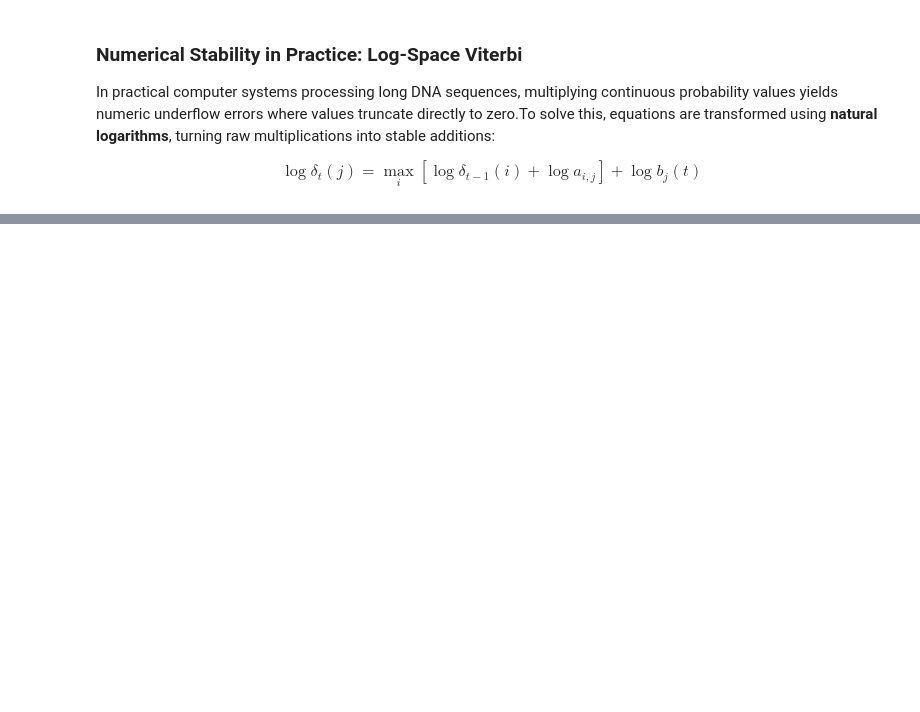
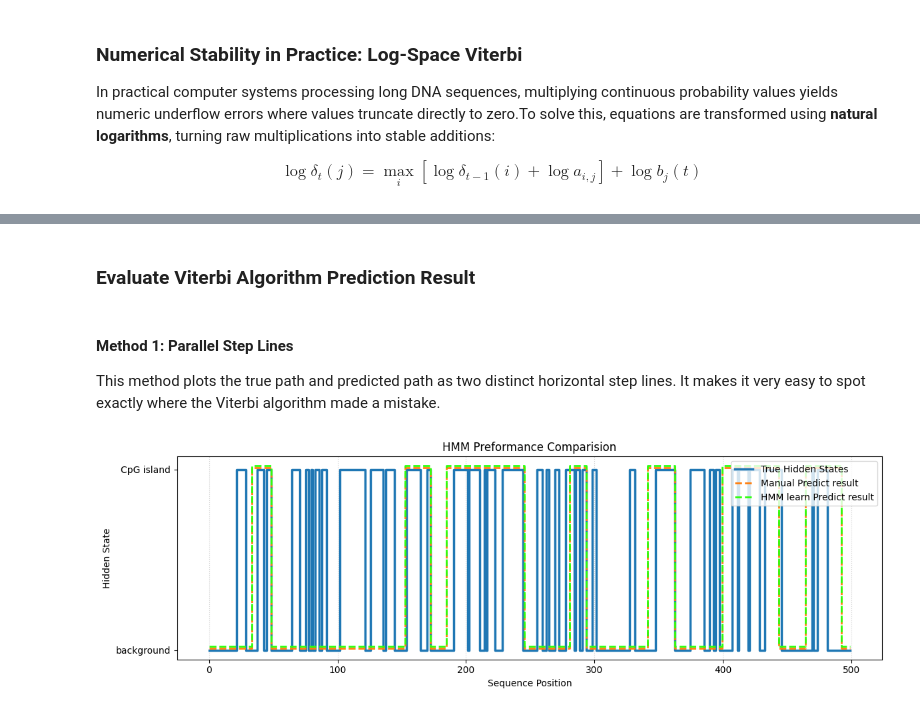
Before and after one commit to yenyen1/sequences-repeat-region-analysis, a Jupyter notebook: 02_hidden_markov_model.ipynb, the cells around one changed output, grey strips where cells are left out. Cells and saved outputs as stored; diff of their text form; code cells hidden in the pictures; blank space fills up the shorter version.

Commit message:
update hmm prediction

```diff
--- a/02_hidden_markov_model.ipynb
+++ b/02_hidden_markov_model.ipynb
@@ -133,14 +138,14 @@ def hmm_generator(
 
     return (hidden_path, observed_sequence)
 # %%
-states = ["BG", "CG"]
+state_size = ["BG", "CG"]
 bases = ["A", "C", "G", "T"]
 
 transition = np.array([[0.95, 0.05], [0.15, 0.85]])
 emission = np.array([[0.25, 0.25, 0.25, 0.25], [0.10, 0.40, 0.40, 0.10]])
 pi = np.array([0.90, 0.10])
 
-hidden_path, observed_sequence = hmm_generator(100, states, bases, transition, emission, pi)
+hidden_path, observed_sequence = hmm_generator(100, state_size, bases, transition, emission, pi)
 
 
 print(f"hidden:   {','.join(hidden_path)}")
@@ -189,0 +266,24 @@ $$\log \delta_{t}(j) = \max _{i} \left[ \log \delta_{t-1}(i) + \log a_{i,j} \rig
+# %%
+states = ["BG", "CG"]
+bases = ["A", "C", "G", "T"]
+transition = np.array([[0.85, 0.15], [0.15, 0.85]])
+emission = np.array([[0.25, 0.25, 0.25, 0.25], [0.10, 0.40, 0.40, 0.10]])
+pi = np.array([0.50, 0.50])
+
+# Generate observations
+hidden_path, observed_sequence = hmm_generator(500, states, bases, transition, emission, pi)
+base_map = {base: idx for idx, base in enumerate(bases)}
+obs = np.array([ base_map.get(b) for b in observed_sequence])
+
+# Conduct manual version
+best_path, delta, psi = log_viterbi(obs, 2, pi, transition, emission)
+
+# Conduct hmmlearn version
+hmm_best_path = viterbi_hmmlearn(obs, 2, pi, transition, emission)
+# %%
+print(f"Ground:    {','.join(hidden_path)}")
+print(f"manual:    {','.join([states[i] for i in best_path])}")
+print(f"hmmlearn:  {','.join([states[i] for i in hmm_best_path])}")
+
+state_map = { state: idx for idx, state in enumerate(states)}
+backgroud = np.array([ state_map.get(b) for b in hidden_path ])
@@ -189,0 +294,25 @@ $$\log \delta_{t}(j) = \max _{i} \left[ \log \delta_{t-1}(i) + \log a_{i,j} \rig
+# %% [markdown]
+### Evaluate Viterbi Algorithm Prediction Result
+# %% [markdown]
+#### Method 1: Parallel Step Lines
+
+This method plots the true path and predicted path as two distinct horizontal step lines. It makes it very easy to spot exactly where the Viterbi algorithm made a mistake.
+# %%
+time_steps = np.arange(len(hidden_path))
+plt.figure(figsize=(12,4))
+
+plt.step(time_steps, backgroud, label="True Hidden States", color="#1f77b4", linewidth=2.5, where='mid')
+plt.step(time_steps, best_path + 0.01, label="Manual Predict result", color="#ff7f0e", linewidth=2, linestyle="--", where='mid')
+plt.step(time_steps, hmm_best_path + 0.02, label="HMM learn Predict result", color="#2eff0e", linewidth=2, linestyle="--", where='mid')
+
+plt.yticks([0,1], ['background', 'CpG island'])
+plt.xlabel("Sequence Position")
+plt.ylabel("Hidden State")
+plt.title("HMM Preformance Comparision")
+plt.grid(axis='x', linestyle=':', alpha=0.6)
+plt.legend(loc="upper right")
+
+plt.tight_layout()
+plt.show()
+# %% [output]
+[figure, added]
```
Also changed, not shown: parts of 13 cells of this notebook.
